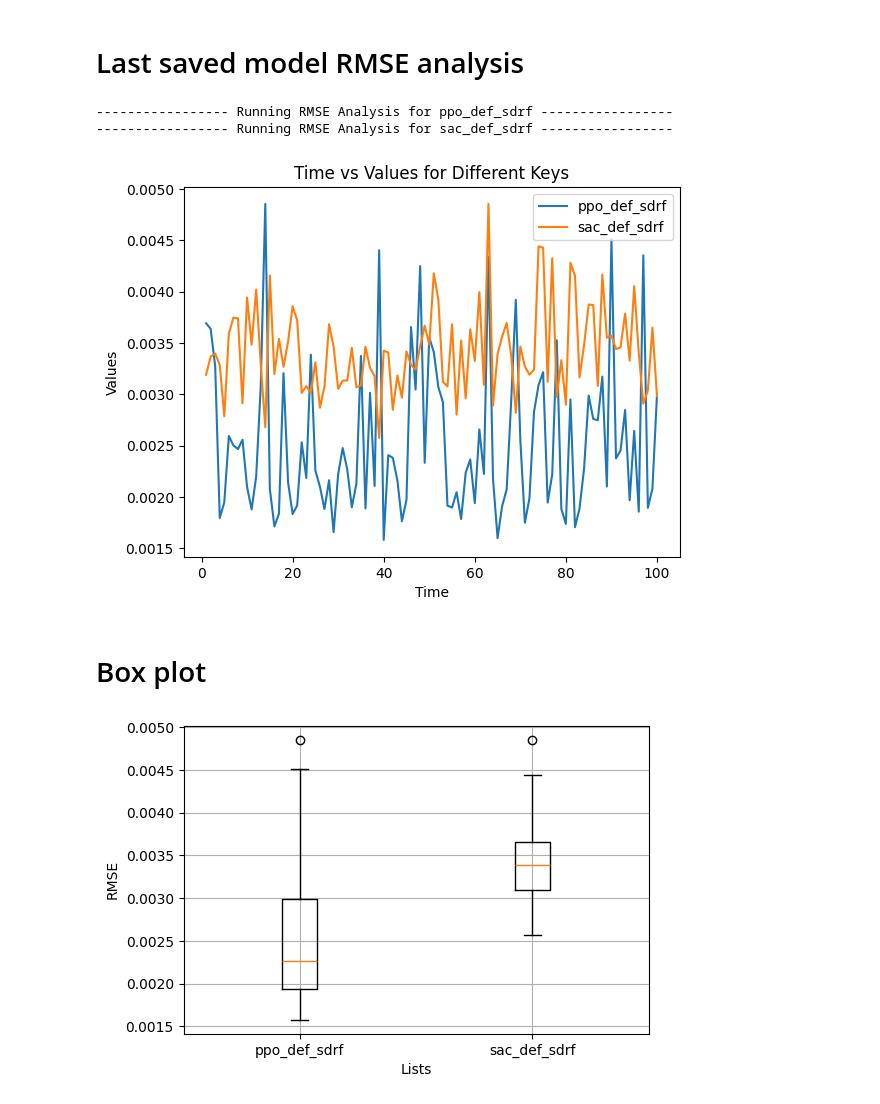
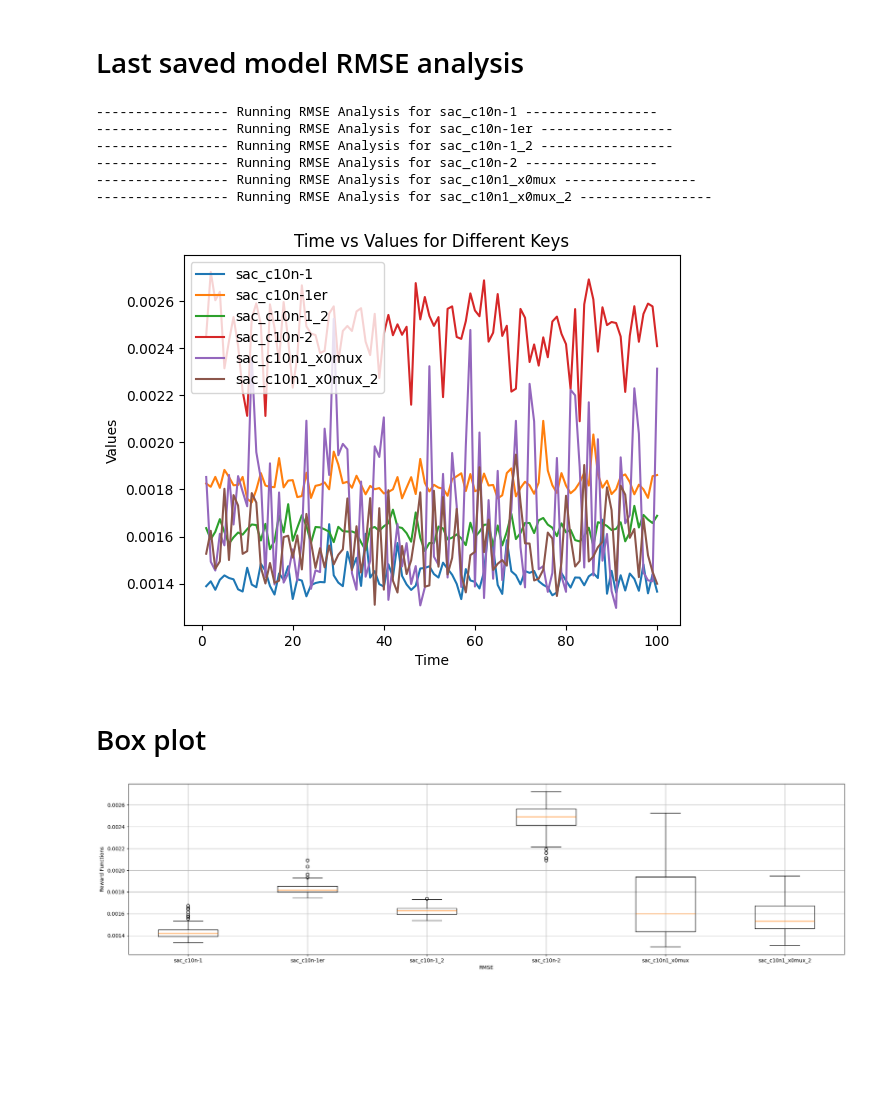
Before and after one commit to Harish-uthravalli/RL-fedbatch-feed-optimization, a Jupyter notebook: rmse_analysis.ipynb, the cells around one changed output. Cells and saved outputs as stored; diff of their text form; code cells hidden in the pictures; blank space fills up the shorter version.

```diff
--- a/rmse_analysis.ipynb
+++ b/rmse_analysis.ipynb
@@ -13,8 +13,14 @@ import os
 from stable_baselines3 import PPO,SAC,A2C,TD3, DDPG
 import utils
 
-experiment_names = ["sac-def",'ppo_all_params']
-experiment_names = os.listdir("experiments")
+experiments = os.listdir("experiments")
+experiment_names = []
+
+for name in experiments:
+    if 'sac' in name :
+        experiment_names.append(name)
+
+
 figure_data = {}
 
 for experiment_name in experiment_names:
@@ -112,9 +118,12 @@ for experiment_name in experiment_names:
             # # Update substrate
             if substrate_in_tank_liters < max_substrate_limit_liters:
                 if i%(media_transfer_step) == 0 and i != 0:
-                    model_input = np.array([i, E])
+                    if loaded_model.observation_space.shape[0] == 2:
+                        model_input = np.array([i, E])
+                    elif loaded_model.observation_space.shape[0] == 3:
+                        model_input = np.array([i, E, X])
                     action = loaded_model.predict(model_input, deterministic=False)
-                    substrate_action = action[0]
+                    substrate_action = action[0][0]
                     if True:
                         # get substrate concentraion for current timestep
                         substrate_concentration = S
@@ -220,18 +239,19 @@ figure_data = {}
 for experiment_name in experiment_names:
     experiment_folder = os.path.join("experiments",experiment_name)
     best_model_folder = os.path.join(experiment_folder, "model" )
-    best_model_path = os.path.join(best_model_folder, "best_model.zip")
+    last_saved_model_name = f"{experiment_name}.zip"
+    last_saved_model = os.path.join(best_model_folder, last_saved_model_name)
 
     if 'ppo' in experiment_name:
-        loaded_model = PPO.load(best_model_path)
+        loaded_model = PPO.load(last_saved_model)
     elif 'sac' in experiment_name:
-        loaded_model = SAC.load(best_model_path)
+        loaded_model = SAC.load(last_saved_model)
     elif 'a2c' in experiment_name:
-        loaded_model = A2C.load(best_model_path)
+        loaded_model = A2C.load(last_saved_model)
     elif 'td3' in experiment_name:
-        loaded_model = TD3.load(best_model_path)
+        loaded_model = TD3.load(last_saved_model)
     elif 'ddpg' in experiment_name:
-        loaded_model = DDPG.load(best_model_path)
+        loaded_model = DDPG.load(last_saved_model)
 
     print(f"----------------- Running RMSE Analysis for {experiment_name} -----------------")
     weibull_values = pd.read_csv('pdfcsv.csv')
@@ -308,12 +328,15 @@ for experiment_name in experiment_names:
             # Find change in substrate
             delS = dSdt * del_t
 
-            # # Update substrate
+           # # Update substrate
             if substrate_in_tank_liters < max_substrate_limit_liters:
                 if i%(media_transfer_step) == 0 and i != 0:
-                    model_input = np.array([i, E])
+                    if loaded_model.observation_space.shape[0] == 2:
+                        model_input = np.array([i, E])
+                    elif loaded_model.observation_space.shape[0] == 3:
+                        model_input = np.array([i, E, X])
                     action = loaded_model.predict(model_input, deterministic=False)
-                    substrate_action = action[0]
+                    substrate_action = action[0][0]
                     if True:
                         # get substrate concentraion for current timestep
                         substrate_concentration = S
@@ -376,26 +399,30 @@ ax.set_title('Time vs Values for Different Keys')
 plt.legend()  # Show a legend for each key
 plt.show()
 # %% [output]
------------------ Running RMSE Analysis for ppo_def_sdrf -----------------
------------------ Running RMSE Analysis for sac_def_sdrf -----------------
+----------------- Running RMSE Analysis for sac_c10n-1 -----------------
+----------------- Running RMSE Analysis for sac_c10n-1er -----------------
+----------------- Running RMSE Analysis for sac_c10n-1_2 -----------------
+----------------- Running RMSE Analysis for sac_c10n-2 -----------------
+----------------- Running RMSE Analysis for sac_c10n1_x0mux -----------------
+----------------- Running RMSE Analysis for sac_c10n1_x0mux_2 -----------------
-[figure, old version]
+[figure, new version]
 # %% [markdown]
 # Box plot
 # %%
 import matplotlib.pyplot as plt
 
 # Combine lists into a single list of lists for the box plot
 
 # Create the box plot
-plt.figure(figsize=(6, 4))
+plt.figure(figsize=(25, 6))
 plt.boxplot(data, labels=label_names)
 
 # Customize the plot
 plt.xlabel('RMSE')
 plt.ylabel('Reward Functions')
 plt.grid(True)
 
 # Show the plot
 plt.show()
 # %% [output]
-[figure, old version]
+[figure, new version]
```
Also changed, not shown: parts of 2 cells of this notebook, 59 other files.
